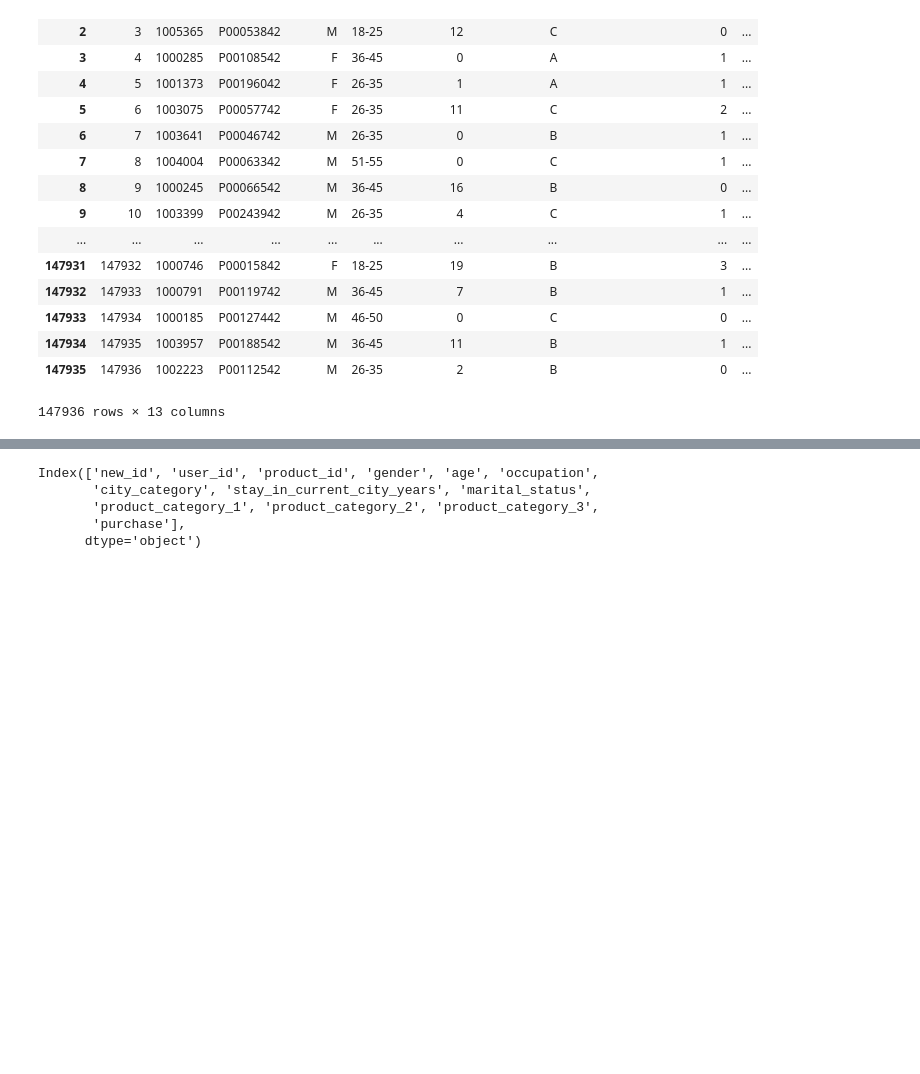
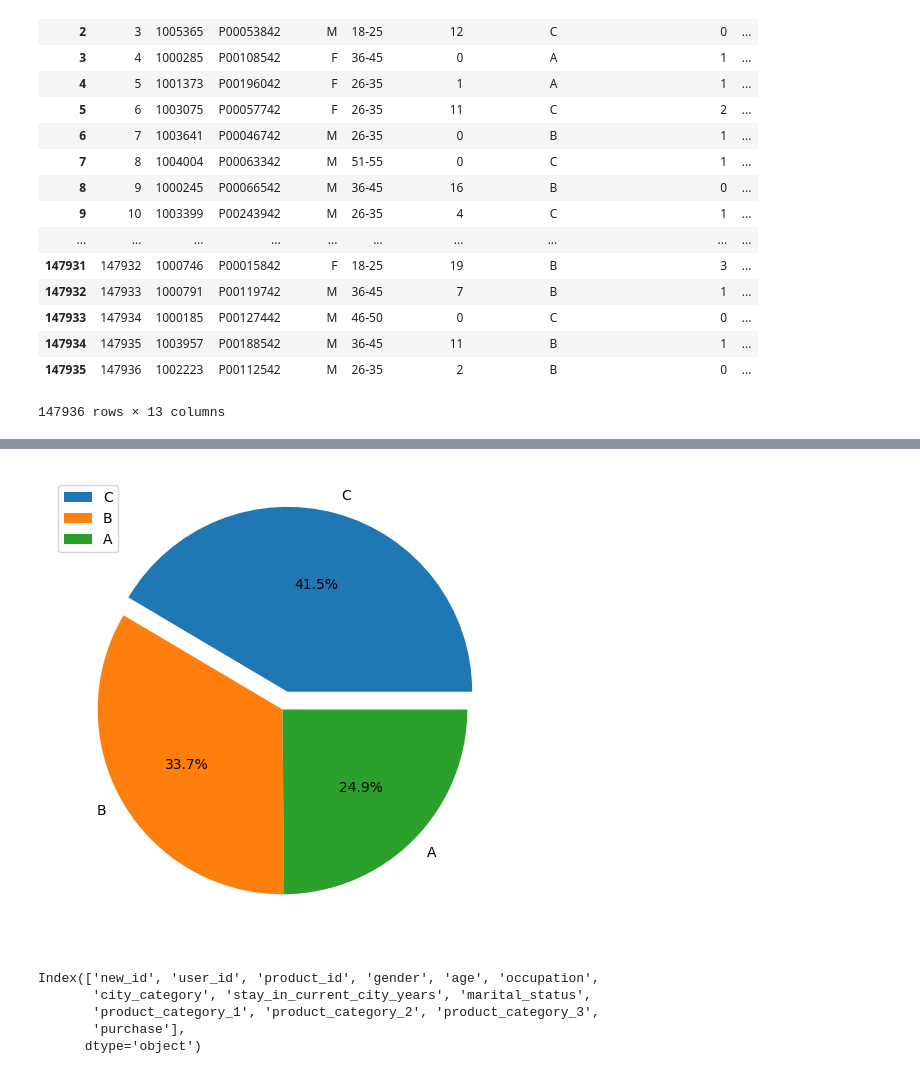
Before and after one commit to JayshreeManiar/Black_friday_deals_analysis, a Jupyter notebook: templates/data_engineering.ipynb, the cells around one changed output, grey strips where cells are left out. Saved outputs shown, nothing was run; the diff lists cells and outputs as text; code cells hidden in the pictures; blank space fills up the shorter version.

```diff
--- a/templates/data_engineering.ipynb
+++ b/templates/data_engineering.ipynb
@@ -60,0 +143,9 @@ df
+# %%
+# what is the ratio of customers from each city.
+explode = (0.1, 0, 0)
+fig1, ax1 = plt.subplots(figsize=(11,6))
+ax1.pie(df['city_category'].value_counts(), explode=explode, labels=df['city_category'].unique(), autopct='%1.1f%%')
+plt.legend()
+plt.show()
+# %% [output]
+[figure, added]
```
Also changed, not shown: parts of 13 cells of this notebook, 7 other files.
